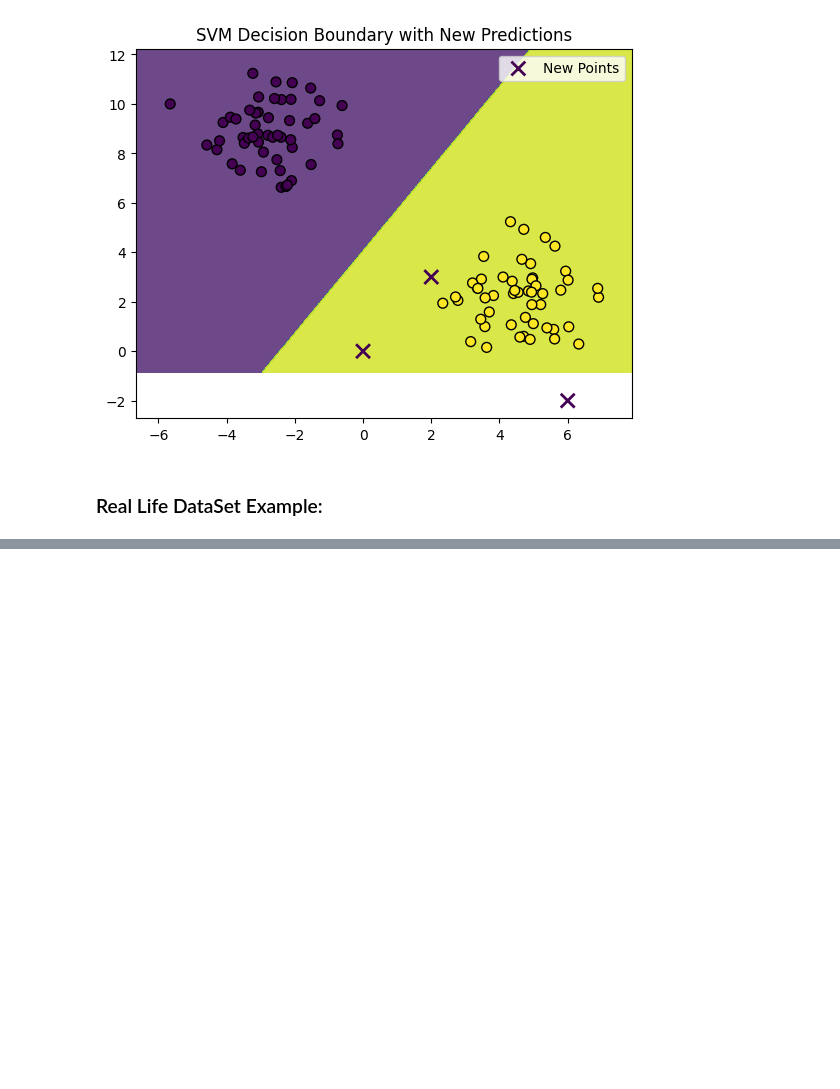
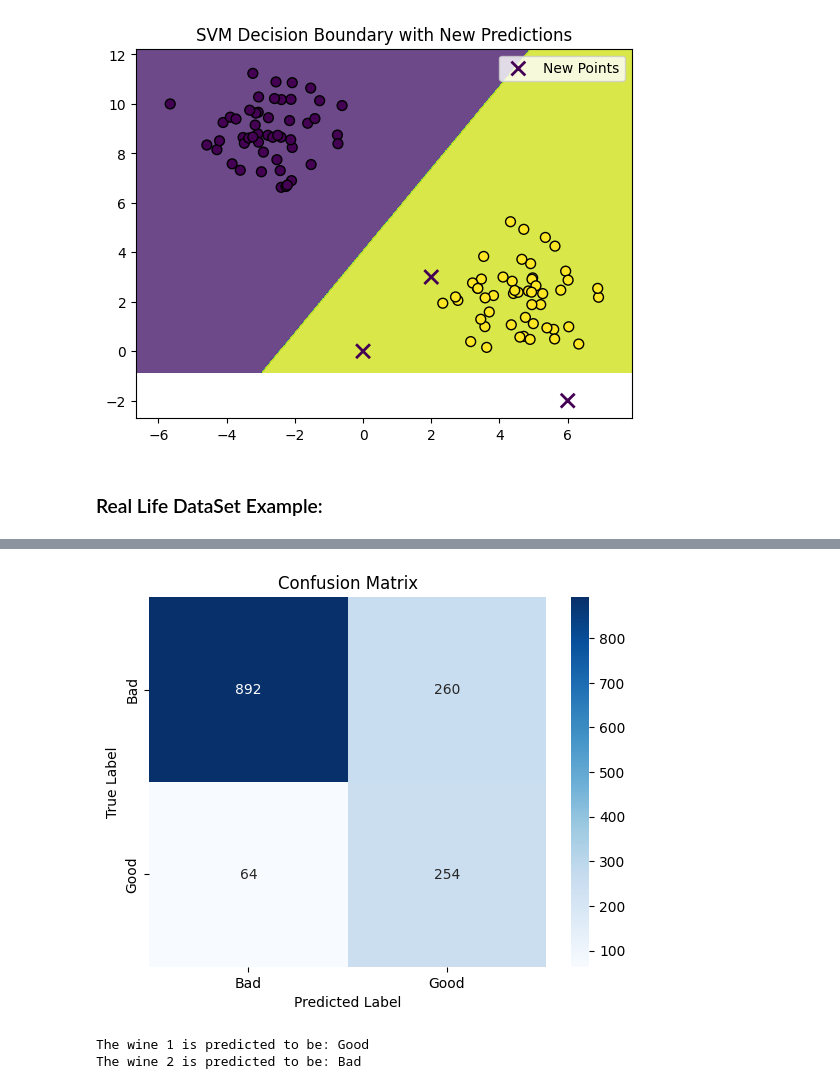
Before and after one commit to M-Hamza-Rao/Machine-Learning-Fundamentals-Practice, a Jupyter notebook: SVM.ipynb, the cells around one changed output, grey strips where cells are left out. Saved outputs shown, nothing was run; the diff lists cells and outputs as text; code cells hidden in the pictures; blank space fills up the shorter version.

Commit message:
Wine quality prediction

```diff
--- a/SVM.ipynb
+++ b/SVM.ipynb
@@ -131,0 +121,3 @@ df['quality_label'] = np.where(df['quality'] >= 7, 1, 0)
+# %%
+smote = SMOTE(random_state=42)
+X_train_resampled, y_train_resampled = smote.fit_resample(X_train, y_train)
@@ -131,0 +133,7 @@ df['quality_label'] = np.where(df['quality'] >= 7, 1, 0)
+# %%
+scaler = StandardScaler()
+X_train_scaled = scaler.fit_transform(X_train_resampled)
+X_test_scaled = scaler.transform(X_test)
+# %%
+svm = SVC(kernel='rbf', C=1.0, gamma='scale', random_state=42)
+svm.fit(X_train_scaled, y_train_resampled)
@@ -131,0 +142,2 @@ df['quality_label'] = np.where(df['quality'] >= 7, 1, 0)
+# %%
+y_pred = svm.predict(X_test_scaled)
@@ -131,0 +157,25 @@ df['quality_label'] = np.where(df['quality'] >= 7, 1, 0)
+# %%
+conf_matrix = confusion_matrix(y_test, y_pred)
+sns.heatmap(conf_matrix, annot=True, fmt='d', cmap='Blues', xticklabels=['Bad', 'Good'], yticklabels=['Bad', 'Good'])
+plt.xlabel('Predicted Label')
+plt.ylabel('True Label')
+plt.title('Confusion Matrix')
+plt.show()
+# %% [output]
+[figure, added]
+# %%
+new_good_wine = np.array([[7.5, 0.28, 0.34, 15.2, 0.040, 40.0, 150.0, 0.998, 3.2, 0.50, 12.5]]) #Good Wine
+new_bad_wine = np.array([[6.0, 0.35, 0.28, 30.5, 0.050, 60.0, 200.0, 1.002, 3.4, 0.60, 9.0]]) #Bad Wine
+
+new_wines = np.vstack([new_good_wine, new_bad_wine])
+
+new_wines_scaled = scaler.transform(new_wines)
+
+predictions = svm.predict(new_wines_scaled)
+
+for i, prediction in enumerate(predictions):
+    wine_type = "Good" if prediction == 1 else "Bad"
+    print(f"The wine {i+1} is predicted to be: {wine_type}")
+# %% [output]
+The wine 1 is predicted to be: Good
+The wine 2 is predicted to be: Bad
```
Also changed, not shown: parts of 7 cells of this notebook.
